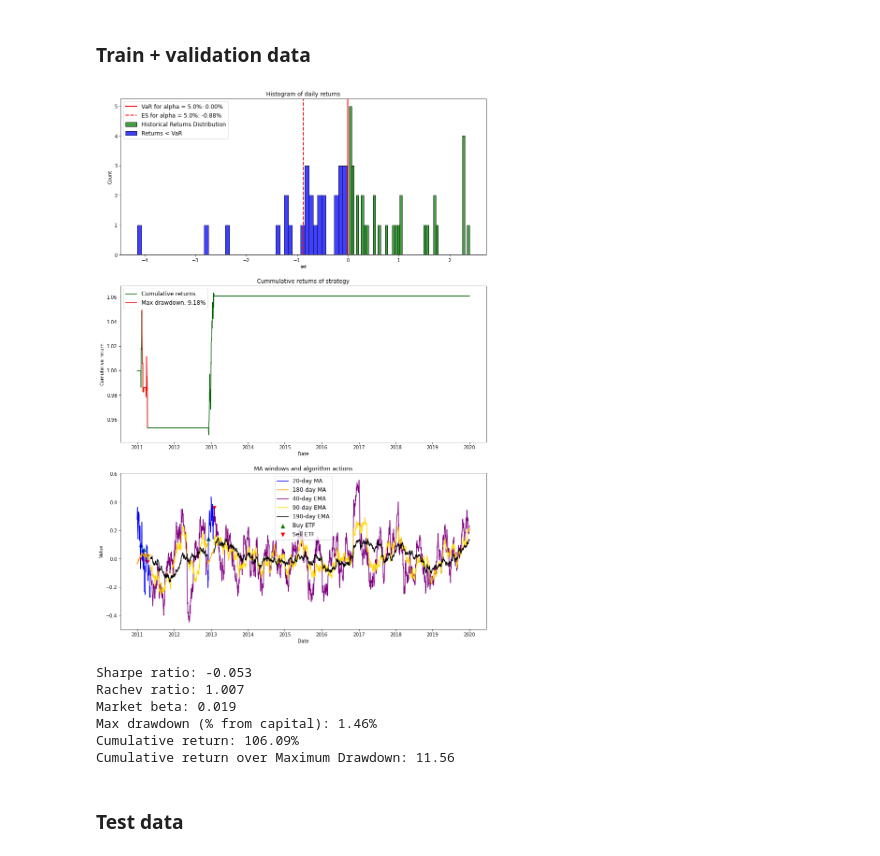
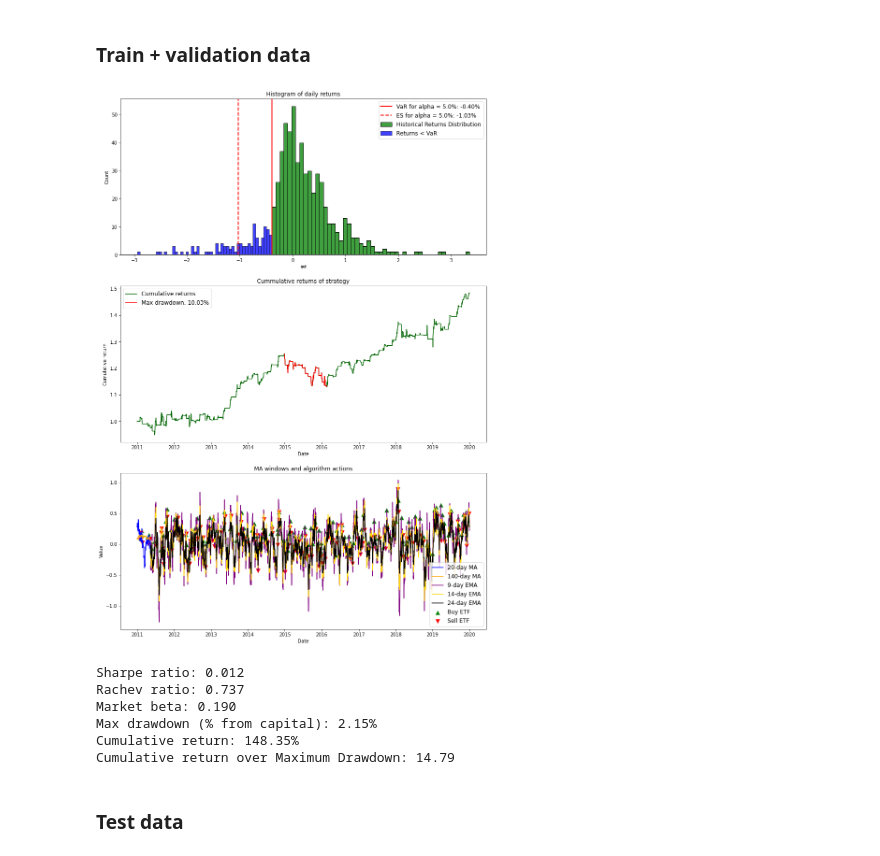
Before and after one commit to Nikita-PV/SMA-and-3-EMA-Strategy, a Jupyter notebook: combined_moving_average_strategy.ipynb, the cells around one changed output. Cells and saved outputs as stored; diff of their text form; code cells hidden in the pictures.

```diff
--- a/combined_moving_average_strategy.ipynb
+++ b/combined_moving_average_strategy.ipynb
@@ -19,7 +19,7 @@ import yfinance as yf
 # %% [markdown]
 Let's start from downloading quotes for S&P index and its proxy for trading: S&P 500 (^GSPC) and SPDR S&P 500 ETF Trust (SPY) respectively. Also look at the data and plot the price chart with division into three periods (2010-01-01 : 2018-12-31, 2019-01-01 : 2019-12-31, 2020-01-01 : 2020-09-05).
 # %%
-etf_snp = yf.download('S&P', '2010-01-01', '2020-09-05')
+etf_snp = yf.download('SPY', '2010-01-01', '2020-09-05')
 snp_index = yf.download('^GSPC', '2010-01-01', '2020-09-05')
 print(etf_snp.shape, snp_index.shape)
 # %% [output]
@@ -204,8 +203,9 @@ def RunMovingAverageCrossStrategyUpgraded(data, target, date1, date2, mode='EMA'
     Arguments:
     - data: dataframe with date-indexes and four columns: prices, returns, market returns and volatility
     - target: for implemeting strategy rules
-    - short_window, long_window: MA windows
-    - slow_window, medium_window, fast_window: EMA windows
+    - mode: moving average to be used in the triple moving average can be either EMA or SMA.
+    - short_window, long_window: SMA windows
+    - slow_window, medium_window, fast_window: windows for moving average from parameter 'mode'
     - summa: chosed sum for trading
     - upgrade: True, if we want to run upgraded strategy, False - standard strategy (default)
     - up: extra coefficient for implementing upgraded strategy
@@ -423,11 +423,11 @@ def RunMovingAverageCrossStrategyUpgraded(data, target, date1, date2, mode='EMA'
                              label=f'{long_window}-day MA' if i == 0 else '', color='orange')
             else:
                 sns.lineplot(data=work_data.iloc[start:end]['ema_f'], ax = axs[2],
-                             label=f'{fast_window}-day EMA' if i == 1 else '', color='purple')
+                             label=f'{fast_window}-day {mode}' if i == 1 else '', color='purple')
                 sns.lineplot(data=work_data.iloc[start:end]['ema_m'], ax = axs[2],
-                             label=f'{medium_window}-day EMA' if i == 1 else '', color='gold')
+                             label=f'{medium_window}-day {mode}' if i == 1 else '', color='gold')
                 sns.lineplot(data=work_data.iloc[start:end]['ema_s'], ax = axs[2],
-                             label=f'{slow_window}-day EMA' if i==1 else '', color='black')
+                             label=f'{slow_window}-day {mode}' if i==1 else '', color='black')
 
         sns.scatterplot(x=work_data.index[work_data.signal == 1.0],
                         y=work_data.values[np.where(work_data.signal == 1.0)[0], np.where(work_data[work_data.signal == 1.0]['mode'] == 'MA', 6, 5)],
@@ -726,18 +726,18 @@ target = val_and_test.loc[:, 'standard_residuals']
 # %%
 f_data, invs, cum_rets, cap, ratios = \
             RunMovingAverageCrossStrategyUpgraded(data, target, date1 = '2011-01-01', date2 = '2019-12-31',
-                                                  short_window = 20, long_window = 180,
-                                                  fast_window = 40, medium_window = 90, slow_window=190,
-                                                  summa = 8 * 10**5, upgrade = False,
-                                                  up = 1, show_results = True, mode='MA')
+                                                  short_window = 20, long_window = 140, mode='EMA',
+                                                  fast_window = 9, medium_window = 14, slow_window=24,
+                                                  summa = 11 * 10**5, upgrade = True,
+                                                  up = 1, show_results = True)
 # %% [output]
-[figure, old version]
+[figure, new version]
-Sharpe ratio: -0.053
-Rachev ratio: 1.007
-Market beta: 0.019
-Max drawdown (% from capital): 1.46%
-Cumulative return: 106.09%
-Cumulative return over Maximum Drawdown: 11.56
+Sharpe ratio: 0.012
+Rachev ratio: 0.737
+Market beta: 0.190
+Max drawdown (% from capital): 2.15%
+Cumulative return: 148.35%
+Cumulative return over Maximum Drawdown: 14.79
 # %% [markdown]
 ### Test data
 # %%
```
Also changed, not shown: parts of 26 cells of this notebook.
